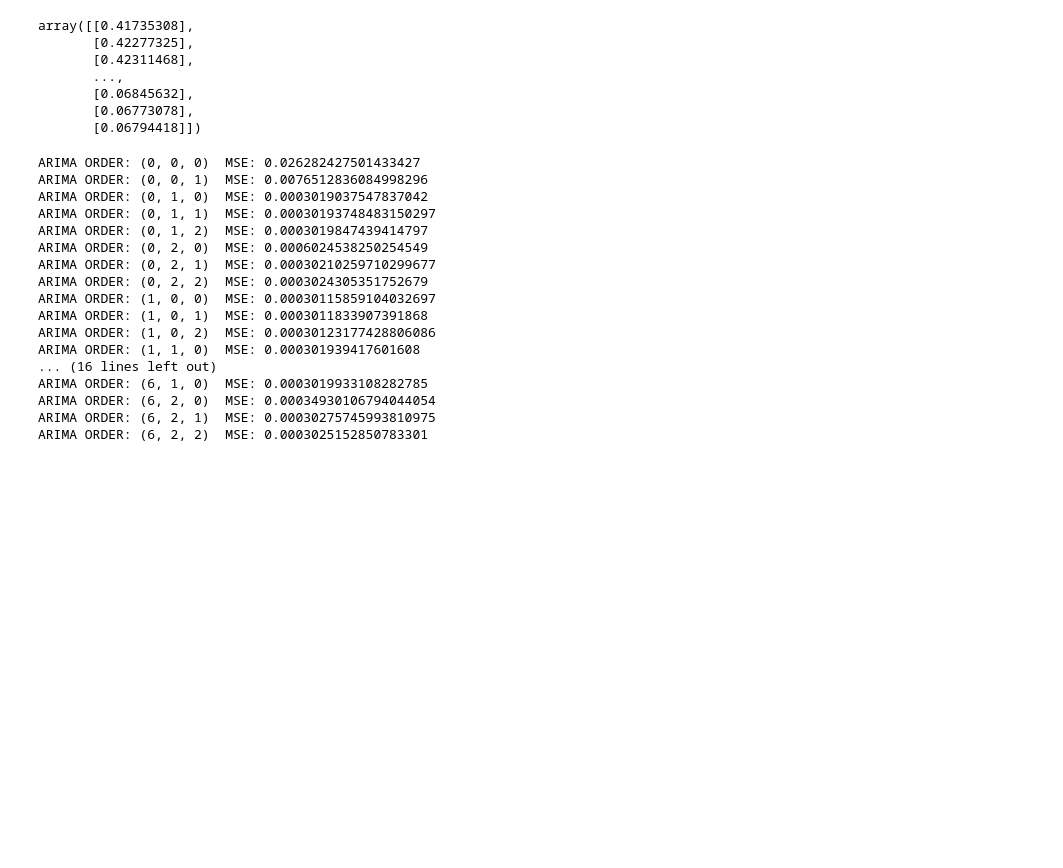
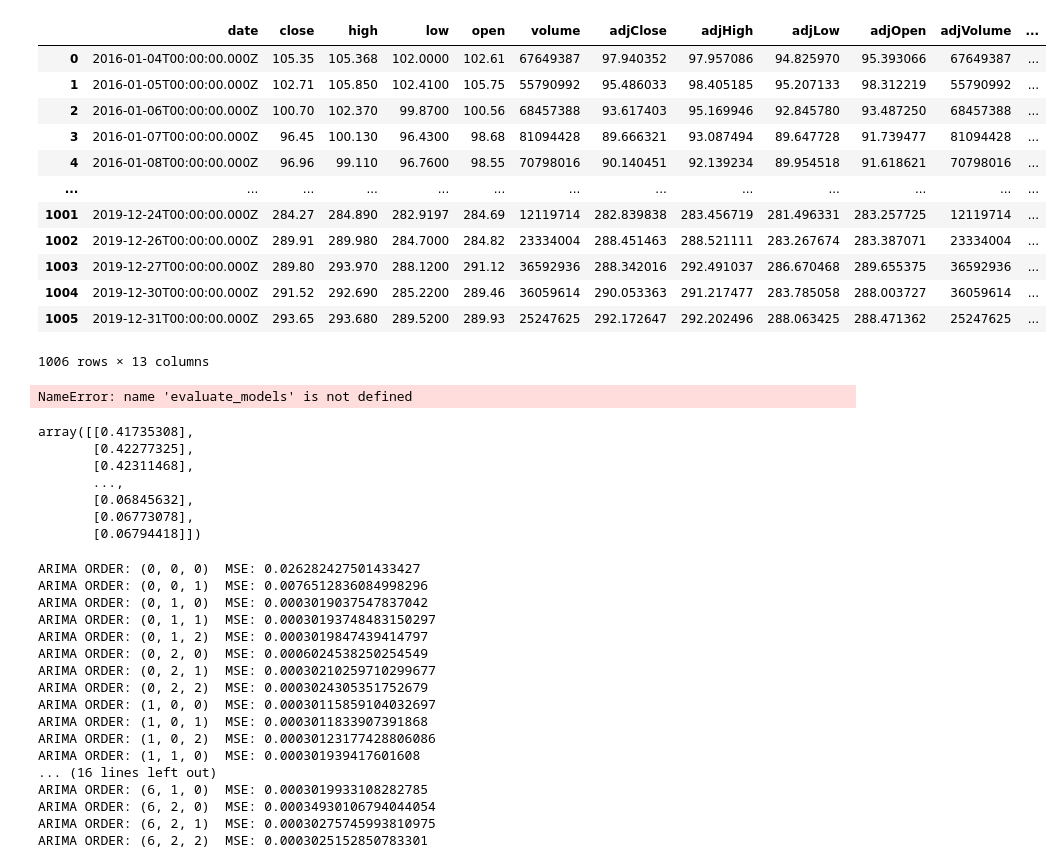
Before and after one commit to antoniouaa/msc_thesis, a Jupyter notebook: src/lstm/ARIMA.ipynb, the cells around one changed output. Saved outputs shown, nothing was run; the diff lists cells and outputs as text; code cells hidden in the pictures; blank space fills up the shorter version.

```diff
--- a/src/lstm/ARIMA.ipynb
+++ b/src/lstm/ARIMA.ipynb
@@ -1,13 +1,27 @@
 # %%
 import numpy as np
 import pandas as pd
 import os
 import matplotlib.pyplot as plt
 from statsmodels.tsa.arima_model import ARIMA
 from sklearn.metrics import mean_squared_error
 
-TICKER_DIR = "C:\\Users\\anton\\Documents\\antoniouaa\\msc_thesis\\data\\tickers\\ticker_data\\_Rolling"
+TICKER_DIR = "C:\\Users\\anton\\Documents\\antoniouaa\\msc_thesis\\data\\tickers\\ticker_data"
 
-dataset = pd.read_csv(os.path.join(TICKER_DIR, "MA_AIZP.csv"))
+dataset = pd.read_csv(os.path.join(TICKER_DIR, "AAPL.csv"))
 dataset = dataset.dropna(how="any")
 dataset
+# %% [output]
+|  | date | close | high | low | open | volume | adjClose | adjHigh | adjLow | adjOpen | adjVolume | ... |
+| 0 | 2016-01-04T00:00:00.000Z | 105.35 | 105.368 | 102.0000 | 102.61 | 67649387 | 97.940352 | 97.957086 | 94.825970 | 95.393066 | 67649387 | ... |
+| 1 | 2016-01-05T00:00:00.000Z | 102.71 | 105.850 | 102.4100 | 105.75 | 55790992 | 95.486033 | 98.405185 | 95.207133 | 98.312219 | 55790992 | ... |
+| 2 | 2016-01-06T00:00:00.000Z | 100.70 | 102.370 | 99.8700 | 100.56 | 68457388 | 93.617403 | 95.169946 | 92.845780 | 93.487250 | 68457388 | ... |
+| 3 | 2016-01-07T00:00:00.000Z | 96.45 | 100.130 | 96.4300 | 98.68 | 81094428 | 89.666321 | 93.087494 | 89.647728 | 91.739477 | 81094428 | ... |
+| 4 | 2016-01-08T00:00:00.000Z | 96.96 | 99.110 | 96.7600 | 98.55 | 70798016 | 90.140451 | 92.139234 | 89.954518 | 91.618621 | 70798016 | ... |
+| ... | ... | ... | ... | ... | ... | ... | ... | ... | ... | ... | ... | ... |
+| 1001 | 2019-12-24T00:00:00.000Z | 284.27 | 284.890 | 282.9197 | 284.69 | 12119714 | 282.839838 | 283.456719 | 281.496331 | 283.257725 | 12119714 | ... |
+| 1002 | 2019-12-26T00:00:00.000Z | 289.91 | 289.980 | 284.7000 | 284.82 | 23334004 | 288.451463 | 288.521111 | 283.267674 | 283.387071 | 23334004 | ... |
+| 1003 | 2019-12-27T00:00:00.000Z | 289.80 | 293.970 | 288.1200 | 291.12 | 36592936 | 288.342016 | 292.491037 | 286.670468 | 289.655375 | 36592936 | ... |
+| 1004 | 2019-12-30T00:00:00.000Z | 291.52 | 292.690 | 285.2200 | 289.46 | 36059614 | 290.053363 | 291.217477 | 283.785058 | 288.003727 | 36059614 | ... |
+| 1005 | 2019-12-31T00:00:00.000Z | 293.65 | 293.680 | 289.5200 | 289.93 | 25247625 | 292.172647 | 292.202496 | 288.063425 | 288.471362 | 25247625 | ... |
+1006 rows × 13 columns
@@ -21,6 +67,8 @@ X = dataset["close"].values
 scores = evaluate_models(X, [0, 1, 2, 4, 6], range(3), range(3))
 best_score = sorted(scores)[0]
 print(f"BEST SCORE: {best_score[1]}\tORDER: {best_score[0]}")
+# %% [output]
+NameError: name 'evaluate_models' is not defined
 # %%
 # Try a prediction with the optimal ARIMA parameters
 X = dataset["close"].values
```
Also changed, not shown: parts of 4 cells of this notebook, 49 other files.
